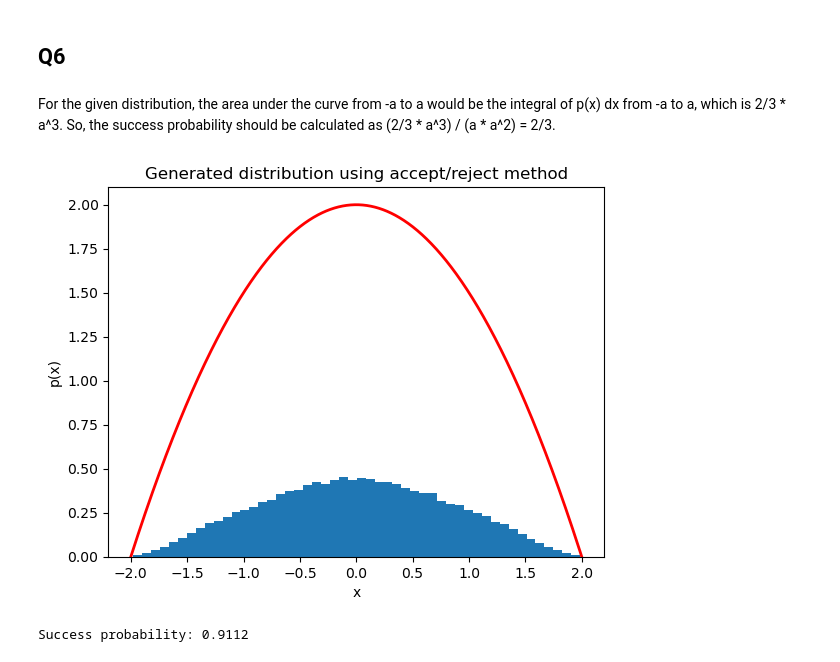
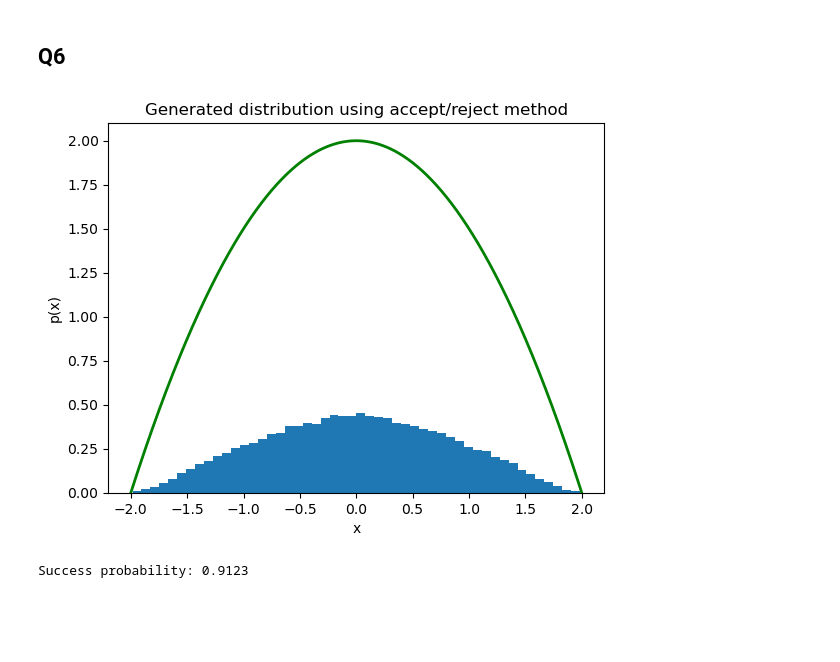
Before and after one commit to slashgeaus/Computational-physics, a Jupyter notebook: Endsem/Endsem.ipynb, the cells around one changed output. Cells and saved outputs as stored; diff of their text form; code cells hidden in the pictures; blank space fills up the shorter version.

```diff
--- a/Endsem/Endsem.ipynb
+++ b/Endsem/Endsem.ipynb
@@ -65,0 +39,34 @@ Lifetime: 110.0378 ± 17.0421 s
+# %%
+# Read data from file
+data = pd.read_csv('endsemfit.txt', sep='\s+', header=None)
+time = data.iloc[:, 0]
+x = data.iloc[:, 1]
+del_x = data.iloc[:, 2]
+
+a1,a2,error_a1,error_a2,r2 = linear_fit(x = x,y = time,dx = del_x)
+
+X = time
+Y = ((np.log(np.array(x)/np.array(time)))).tolist()
+X_e = del_x
+
+a1,a2,error_a1,error_a2,r2 = linear_fit(x = X,y = Y,dx = X_e)
+
+print(r'The value of lambda',-1*a2)
+print("The life time is 1/lambda",-1/a2)
+
+plt.scatter(time,(np.log(np.array(x)/np.array(time))))
+plt.plot(time,np.array(time)*a2 +a1)
+
+plt.xlabel("Time")
+plt.ylabel("Log Counts")
+plt.title("Log Counts vs Time")
+plt.show()
+
+#plot with error bars
+plt.errorbar(time,(np.log(np.array(x)/np.array(time))),yerr = 1/del_x,fmt='.')
+plt.plot(time,np.array(time)*a2 +a1)
+
+plt.xlabel("Time")
+plt.ylabel("Log Counts")
+plt.title("Log Counts vs Time with error bars")
+plt.show()
@@ -168,7 +223,7 @@ def power_method(A, num_simulations: int):
 	v = np.random.rand(n)
 
 	# Step 2: Power method iterations
-	for _ in range(num_simulations):
+	for _ in tqdm(range(num_simulations)):
 		# Multiply v by the matrix
 		Av = np.dot(A, v)
 
@@ -272,7 +344,5 @@ Calculated eigenvector 2: [ 5.00000000e-01 -5.00000000e-01  1.96601994e-16  5.00
 # %% [markdown]
 ## Q6
-# %% [markdown]
-For the given distribution, the area under the curve from -a to a would be the integral of p(x) dx from -a to a, which is 2/3 * a^3. So, the success probability should be calculated as (2/3 * a^3) / (a * a^2) = 2/3.
 # %%
 import random
 import matplotlib.pyplot as plt
@@ -284,34 +354,34 @@ def generate_gaussian_sample():
 
 def accept_reject_method(num_samples, a):
     accepted_samples = []
-    for _ in range(num_samples):
+    for _ in tqdm(range(num_samples)):
         x = generate_gaussian_sample()
         if abs(x) < a and random.uniform(0, 1) < 0.5 * (a ** 2 - x ** 2):
             accepted_samples.append(x)
     return accepted_samples
 
 def main():
     a = 2
     num_samples = 100000
 
     accepted_samples = accept_reject_method(num_samples, a)
 
     # Plot the generated distribution
     plt.hist(accepted_samples, bins=50, density=True)
     x = np.linspace(-a, a, 1000)
     y = 0.5 * (a ** 2 - x ** 2)
-    plt.plot(x, y, 'r', linewidth=2)
+    plt.plot(x, y, 'g', linewidth=2)
     plt.title('Generated distribution using accept/reject method')
     plt.xlabel('x')
     plt.ylabel('p(x)')
     plt.show()
 
     # Calculate success probability
     success_probability = len(accepted_samples) / num_samples
     print(f'Success probability: {success_probability:.4f}')
 
 if __name__ == '__main__':
     main()
 # %% [output]
-[figure, old version]
+[figure, new version]
-Success probability: 0.9112
+Success probability: 0.9123
```
Also changed, not shown: parts of 13 cells of this notebook.
